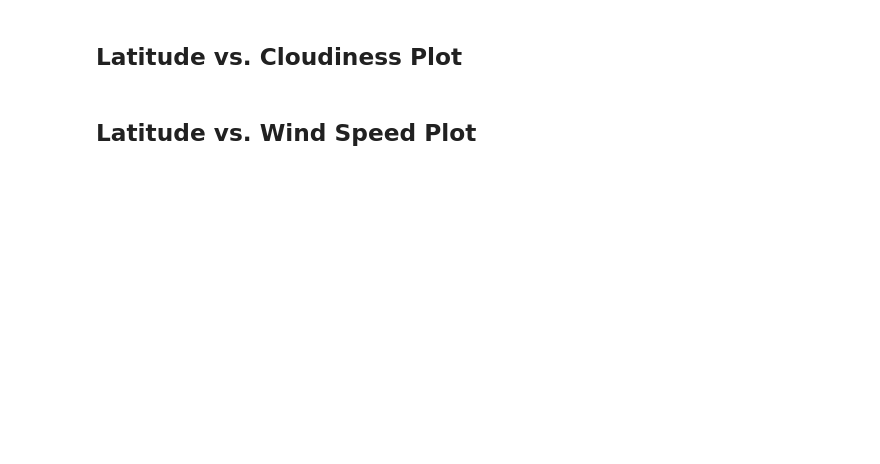
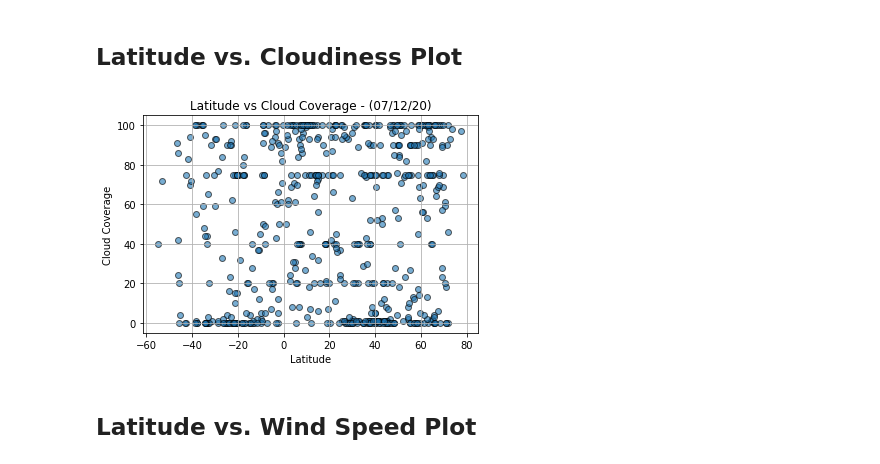
Before and after one commit to jaysueno/python-api-challenge, a Jupyter notebook: WeatherPy/WeatherPy_jay.ipynb, the cells around one changed output. Cells and saved outputs as stored; diff of their text form; code cells hidden in the pictures; blank space fills up the shorter version.

```diff
--- a/WeatherPy/WeatherPy_jay.ipynb
+++ b/WeatherPy/WeatherPy_jay.ipynb
@@ -219,4 +248,16 @@ clean_city_df.to_csv('weather_raw_data.csv', index=False)
 # %% [markdown]
 ## Latitude vs. Cloudiness Plot
+# %%
+# Plotting using plt.scatter() with several parameters that include: "alpha=" and "edgecolor="
+# Format using the current date as of the analysis using Time Module time.strftime('%D') for date
+# The x values are from the dataframe 'Latitude' series, and the y values are from the 'Cloud Coverage' series
+plt.scatter(clean_city_df['Latitude'], clean_city_df['Cloud Coverage'],
+            alpha=.6, edgecolor='black')
+plt.title(f"Latitude vs Cloud Coverage - ({time.strftime('%D')})")
+plt.xlabel("Latitude")
+plt.ylabel("Cloud Coverage")
+plt.grid()
+# %% [output]
+[figure, added]
 # %% [markdown]
 ## Latitude vs. Wind Speed Plot
```
Also changed, not shown: parts of 17 cells of this notebook.
